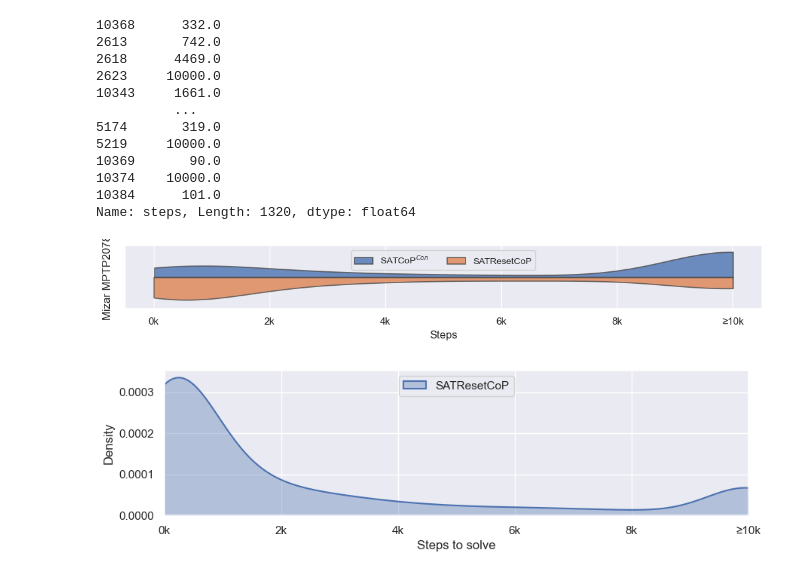
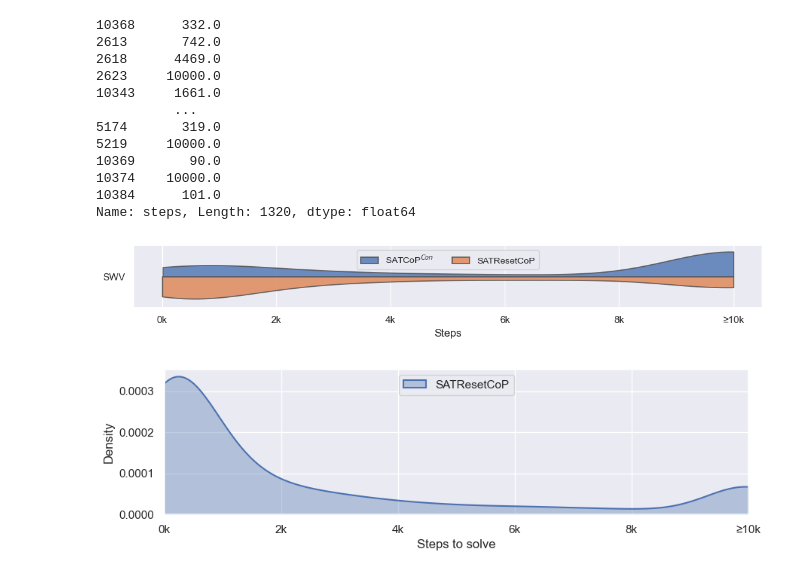
Before and after one commit to mfixman/connections, a Jupyter notebook: jupyter/Vampire.ipynb, the cells around one changed output. Saved outputs shown, nothing was run; the diff lists cells and outputs as text; code cells hidden in the pictures.

Commit message:
More Mizar stuff.

```diff
--- a/jupyter/Vampire.ipynb
+++ b/jupyter/Vampire.ipynb
@@ -502,35 +502,39 @@ pyplot.rcParams["figure.figsize"] = (25 / ratio, 2.5 / ratio)
 lim = 10000
 cats = ['SYN', 'SWC', 'SWV', 'GEO', 'NUM']
 
 down = mizar[mizar.strategy.isin(['SATCoP^{Con}', 'SATResetCoP'])].groupby('problem').filter(lambda x: x.solved.any()).copy()
 down.loc[:, 'category'] = down.problem.str[:3]
 down.loc[~down.solved | (down.steps > lim), 'steps'] = lim
 down.loc[:, 'strat'] = down.strategy.str.replace(r'([_^].*)', r'$\1$', regex = True)
+down.loc[:, 'dummy'] = 'SWV'
 
 seaborn.violinplot(
     down,
     x = 'steps',
+    y = 'dummy',
     hue = down.strat,
     fill = True,
     inner = None,
     split = True,
     cut = 0,
     saturation = 1,
     density_norm = 'area',
     common_norm = True,
     alpha = .8,
     legend = True,
 )
 
-pyplot.ylabel('Mizar MPTP2078')
+pyplot.ylabel('MPTP2078')
 pyplot.xlabel('Steps')
+
+pyplot.gca().yaxis.label.set_visible(False)
 
 pyplot.gca().xaxis.set_major_formatter(FuncFormatter(lambda x, _: (f'≥' if x == lim else '') +  f'{int(x // 1000)}k'))
 pyplot.legend(title = '', ncols = 2, loc = 9, fontsize = 'small')
 
 pyplot.savefig('Vampire/figures/violinplot_mizar.png', dpi = 300, bbox_inches = 'tight')
 # %% [output]
-[figure, old version]
+[figure, new version]
 # %%
 from matplotlib.ticker import FuncFormatter
 
```
Also changed, not shown: 3 other files.
